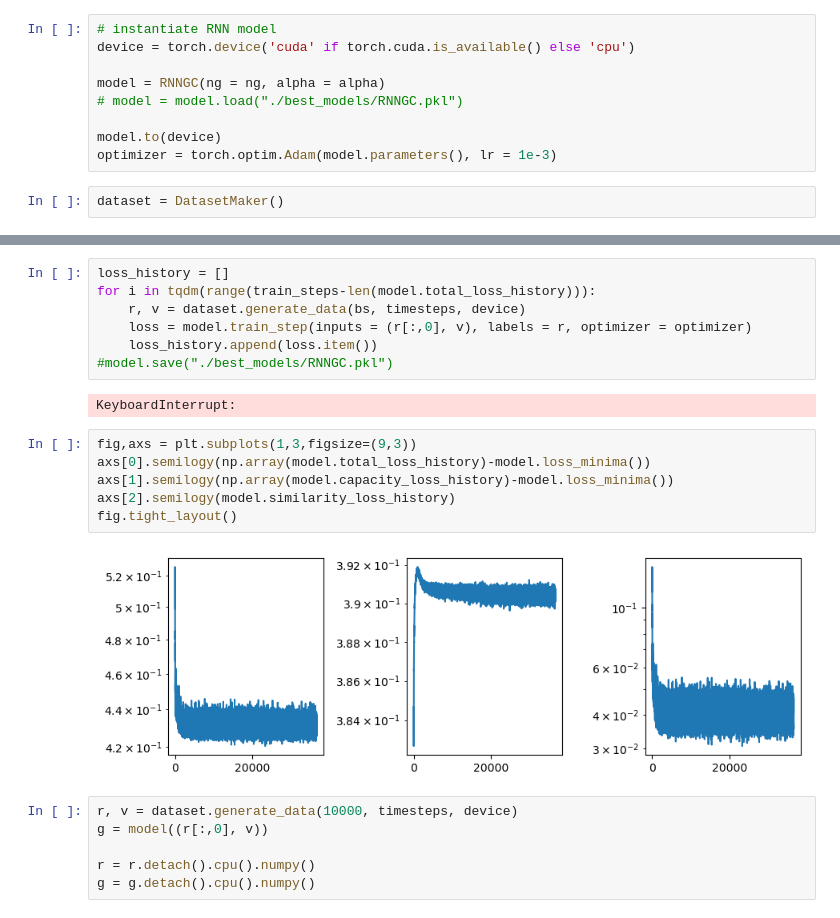
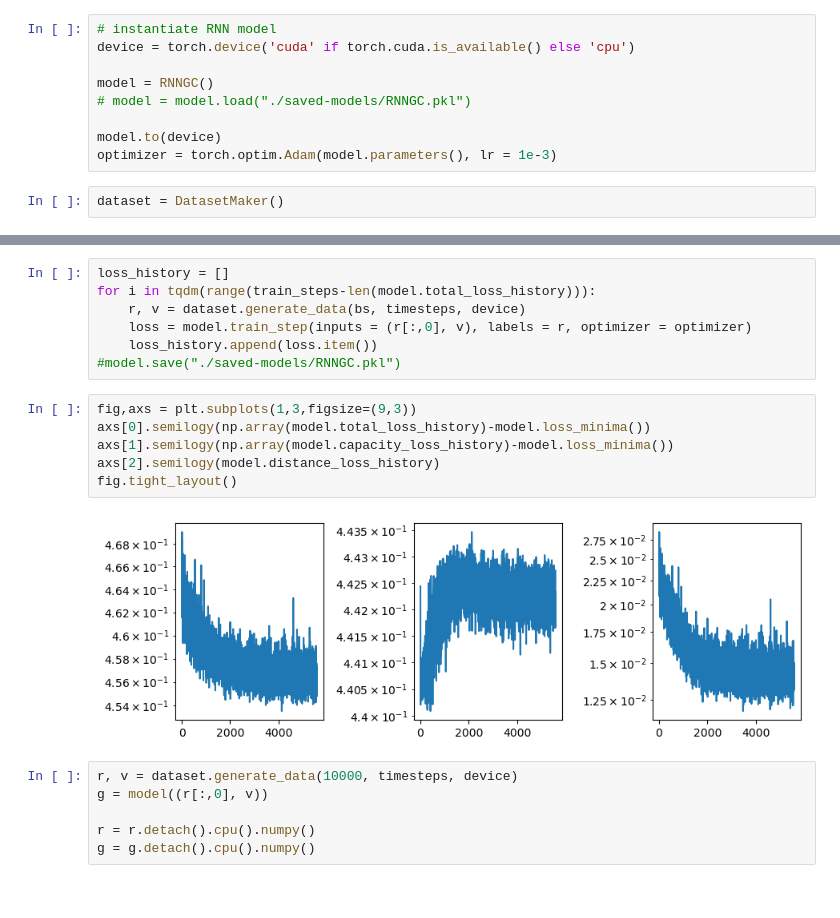
Before and after one commit to bioAI-Oslo/GridsWithoutPI, a Jupyter notebook: train_rnn.ipynb, the cells around one changed output, grey strips where cells are left out. Saved outputs shown, nothing was run; the diff lists cells and outputs as text.

Commit message:
-m added out of bounds notebook, adjust model parameters

```diff
--- a/train_rnn.ipynb
+++ b/train_rnn.ipynb
@@ -20,8 +20,8 @@ alpha = 0.6
 # instantiate RNN model
 device = torch.device('cuda' if torch.cuda.is_available() else 'cpu')
 
-model = RNNGC(ng = ng, alpha = alpha)
-# model = model.load("./best_models/RNNGC.pkl")
+model = RNNGC()
+# model = model.load("./saved-models/RNNGC.pkl")
 
 model.to(device)
 optimizer = torch.optim.Adam(model.parameters(), lr = 1e-3)
@@ -42,17 +42,15 @@ for i in tqdm(range(train_steps-len(model.total_loss_history))):
     r, v = dataset.generate_data(bs, timesteps, device)
     loss = model.train_step(inputs = (r[:,0], v), labels = r, optimizer = optimizer)
     loss_history.append(loss.item())
-#model.save("./best_models/RNNGC.pkl")
+#model.save("./saved-models/RNNGC.pkl")
-# %% [output]
-KeyboardInterrupt:
 # %%
 fig,axs = plt.subplots(1,3,figsize=(9,3))
 axs[0].semilogy(np.array(model.total_loss_history)-model.loss_minima())
 axs[1].semilogy(np.array(model.capacity_loss_history)-model.loss_minima())
-axs[2].semilogy(model.similarity_loss_history)
+axs[2].semilogy(model.distance_loss_history)
 fig.tight_layout()
 # %% [output]
-[figure, old version]
+[figure, new version]
 # %%
 r, v = dataset.generate_data(10000, timesteps, device)
 g = model((r[:,0], v))
```
Also changed, not shown: parts of 3 cells of this notebook, 2 other files.
